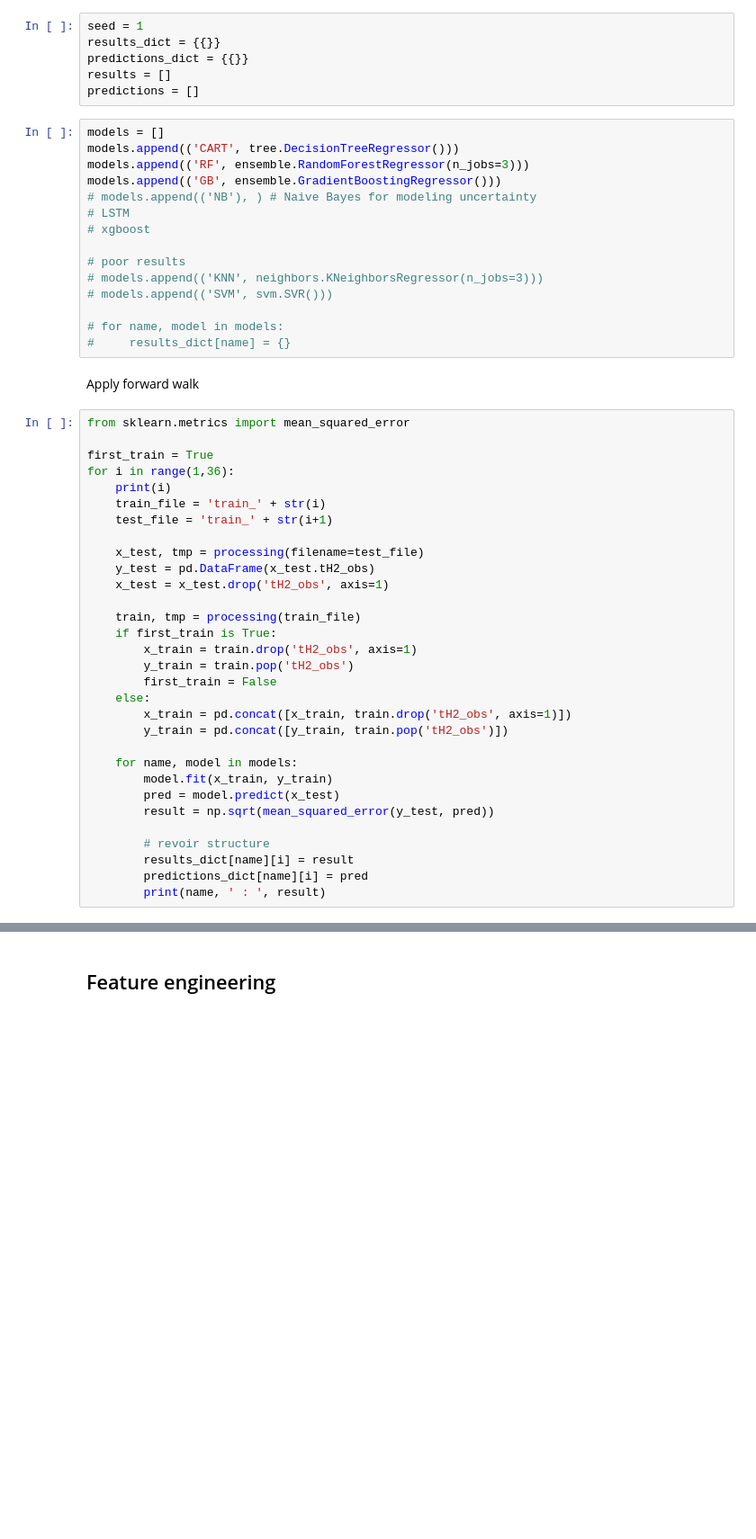
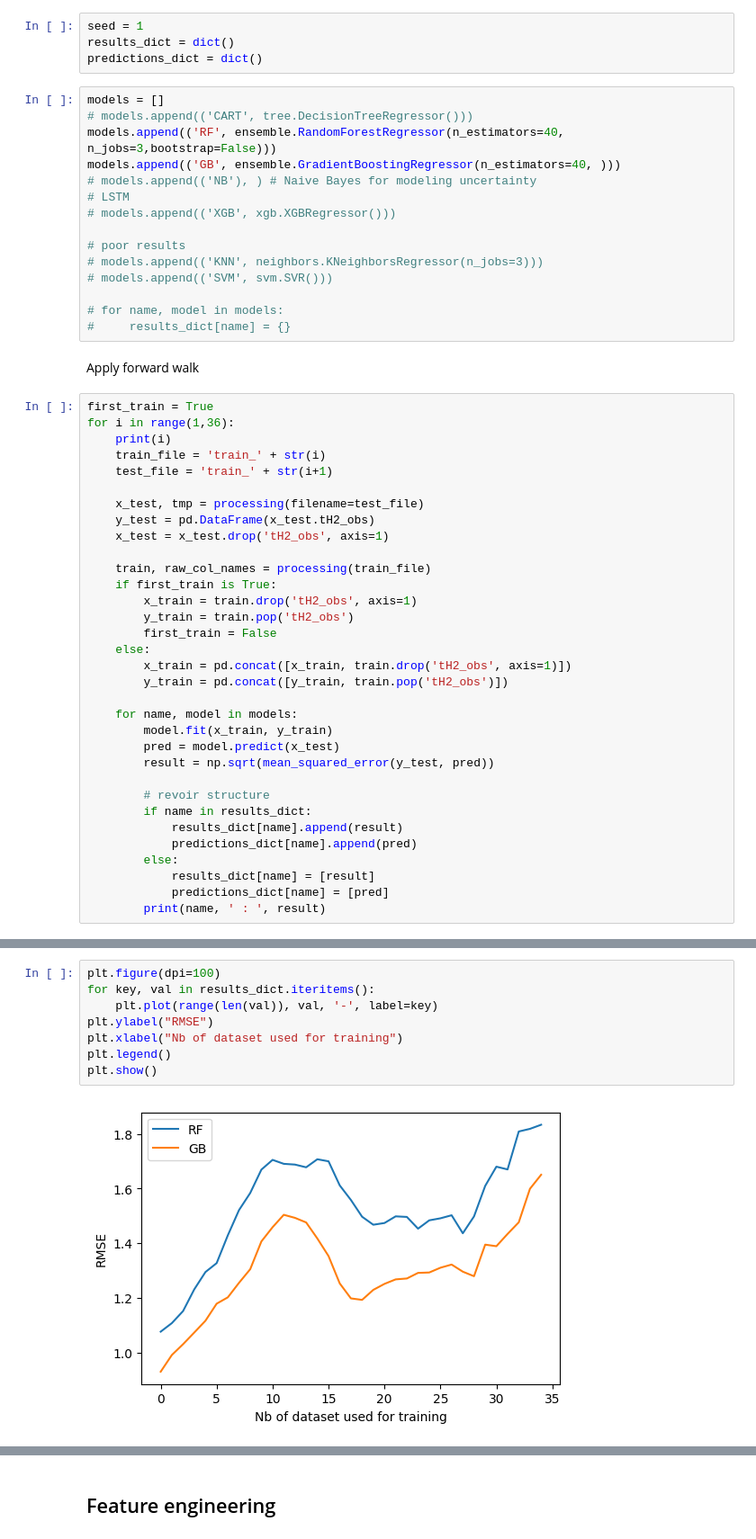
Before and after one commit to gregnh/bdc, a Jupyter notebook: notebook/10-11-2017-gn-ml_models.ipynb, the cells around one changed output, grey strips where cells are left out. Shown: that part at 90% size. Saved outputs shown, nothing was run; the diff lists cells and outputs as text; blank space fills up the shorter version.

Commit message:
update results ml models

```diff
--- a/notebook/10-11-2017-gn-ml_models.ipynb
+++ b/notebook/10-11-2017-gn-ml_models.ipynb
@@ -117,18 +116,16 @@ FactorAnalysis(copy=True, iterated_power=3, max_iter=1000, n_components=None,
 ## ML
 # %%
 seed = 1
-results_dict = {{}}
-predictions_dict = {{}}
-results = []
-predictions = []
+results_dict = dict()
+predictions_dict = dict()
 # %%
 models = []
-models.append(('CART', tree.DecisionTreeRegressor()))
-models.append(('RF', ensemble.RandomForestRegressor(n_jobs=3)))
-models.append(('GB', ensemble.GradientBoostingRegressor()))
+# models.append(('CART', tree.DecisionTreeRegressor()))
+models.append(('RF', ensemble.RandomForestRegressor(n_estimators=40, n_jobs=3,bootstrap=False)))
+models.append(('GB', ensemble.GradientBoostingRegressor(n_estimators=40, )))
 # models.append(('NB'), ) # Naive Bayes for modeling uncertainty
 # LSTM
-# xgboost
+# models.append(('XGB', xgb.XGBRegressor()))
 
 # poor results
 # models.append(('KNN', neighbors.KNeighborsRegressor(n_jobs=3)))
@@ -139,8 +136,6 @@ models.append(('GB', ensemble.GradientBoostingRegressor()))
 # %% [markdown]
 Apply forward walk
 # %%
-from sklearn.metrics import mean_squared_error
-
 first_train = True
 for i in range(1,36):
     print(i)
@@ -151,7 +146,7 @@ for i in range(1,36):
     y_test = pd.DataFrame(x_test.tH2_obs)
     x_test = x_test.drop('tH2_obs', axis=1)
 
-    train, tmp = processing(train_file)
+    train, raw_col_names = processing(train_file)
     if first_train is True:
         x_train = train.drop('tH2_obs', axis=1)
         y_train = train.pop('tH2_obs')
@@ -166,7 +161,11 @@ for i in range(1,36):
         result = np.sqrt(mean_squared_error(y_test, pred))
 
         # revoir structure
-        results_dict[name][i] = result
-        predictions_dict[name][i] = pred
+        if name in results_dict:
+            results_dict[name].append(result)
+            predictions_dict[name].append(pred)
+        else:
+            results_dict[name] = [result]
+            predictions_dict[name] = [pred]
         print(name, ' : ', result)
 # %% [output]
@@ -201,0 +190,10 @@ KNN  :  4.9720042185
+# %%
+plt.figure(dpi=100)
+for key, val in results_dict.iteritems():
+    plt.plot(range(len(val)), val, '-', label=key)
+plt.ylabel("RMSE")
+plt.xlabel("Nb of dataset used for training")
+plt.legend()
+plt.show()
+# %% [output]
+[figure, added]
```
Also changed, not shown: parts of 8 cells of this notebook, 2 other files.
